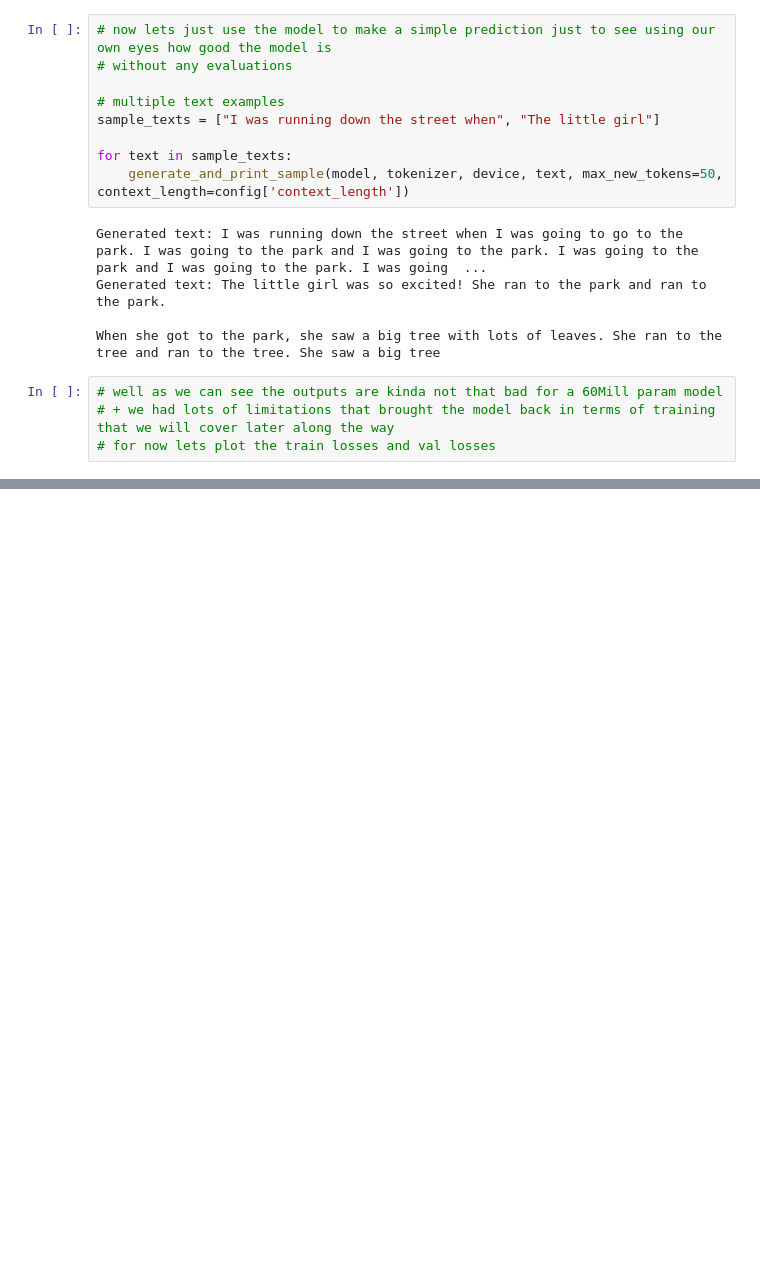
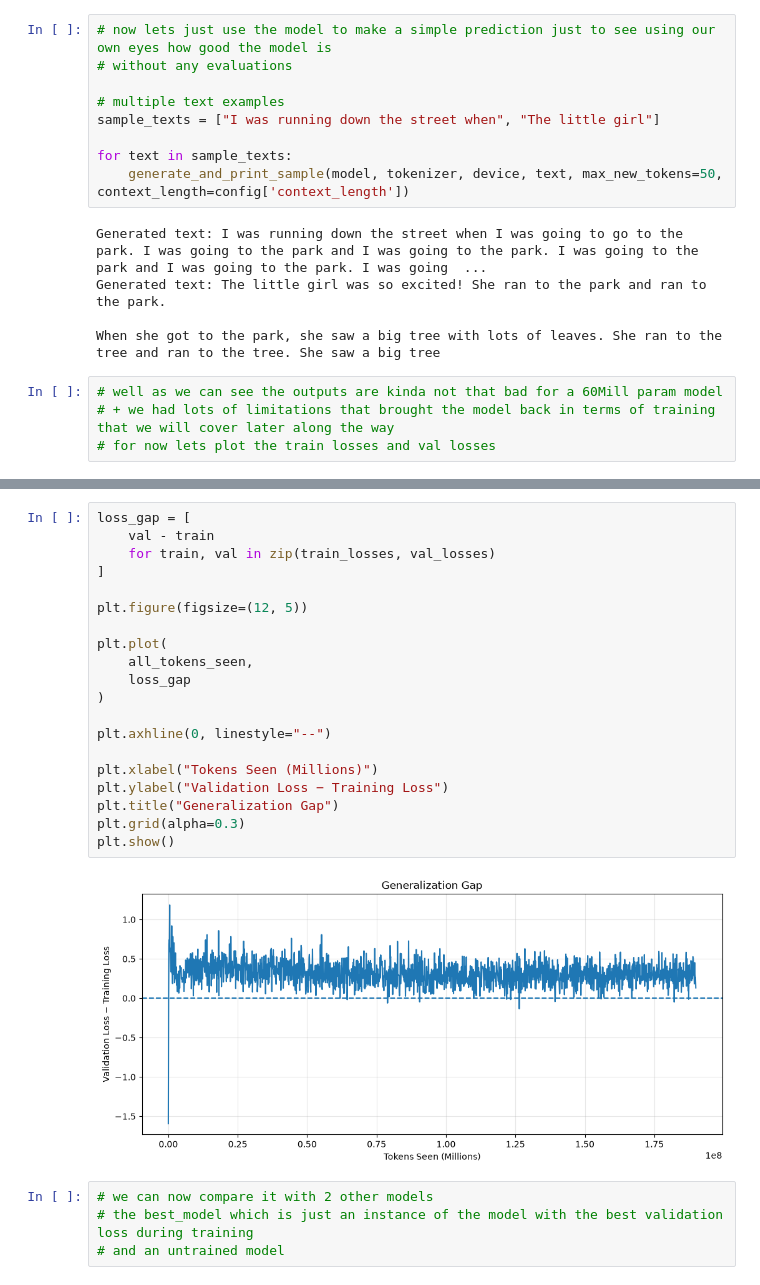
Before and after one commit to Omar-oymk/one-gpu-gpt, a Jupyter notebook: V0/notebooks/model_evaluation_pretraining.ipynb, the cells around one changed output, grey strips where cells are left out. Cells and saved outputs as stored; diff of their text form; blank space fills up the shorter version.

```diff
--- a/V0/notebooks/model_evaluation_pretraining.ipynb
+++ b/V0/notebooks/model_evaluation_pretraining.ipynb
@@ -82,0 +110,26 @@ When she got to the park, she saw a big tree with lots of leaves. She ran to the
+# %%
+loss_gap = [
+    val - train
+    for train, val in zip(train_losses, val_losses)
+]
+
+plt.figure(figsize=(12, 5))
+
+plt.plot(
+    all_tokens_seen,
+    loss_gap
+)
+
+plt.axhline(0, linestyle="--")
+
+plt.xlabel("Tokens Seen (Millions)")
+plt.ylabel("Validation Loss − Training Loss")
+plt.title("Generalization Gap")
+plt.grid(alpha=0.3)
+plt.show()
+# %% [output]
+[figure, added]
+# %%
+# we can now compare it with 2 other models
+# the best_model which is just an instance of the model with the best validation loss during training
+# and an untrained model
```
Also changed, not shown: parts of 9 cells of this notebook.
